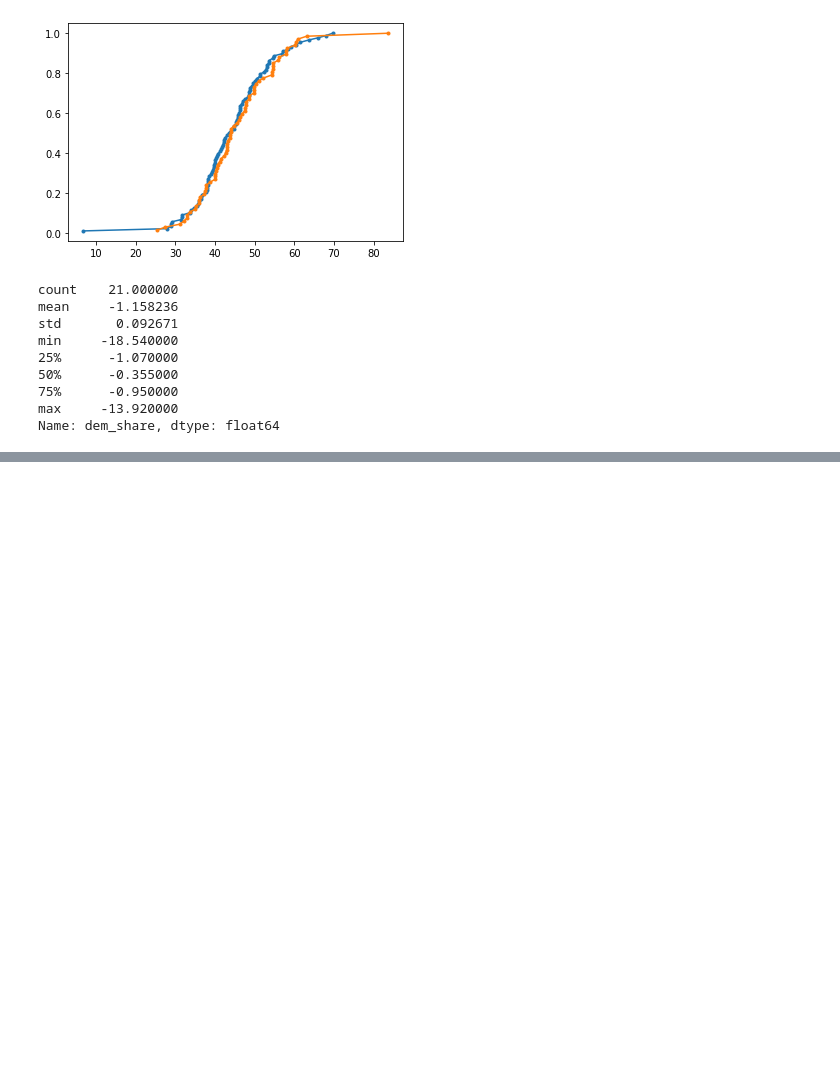
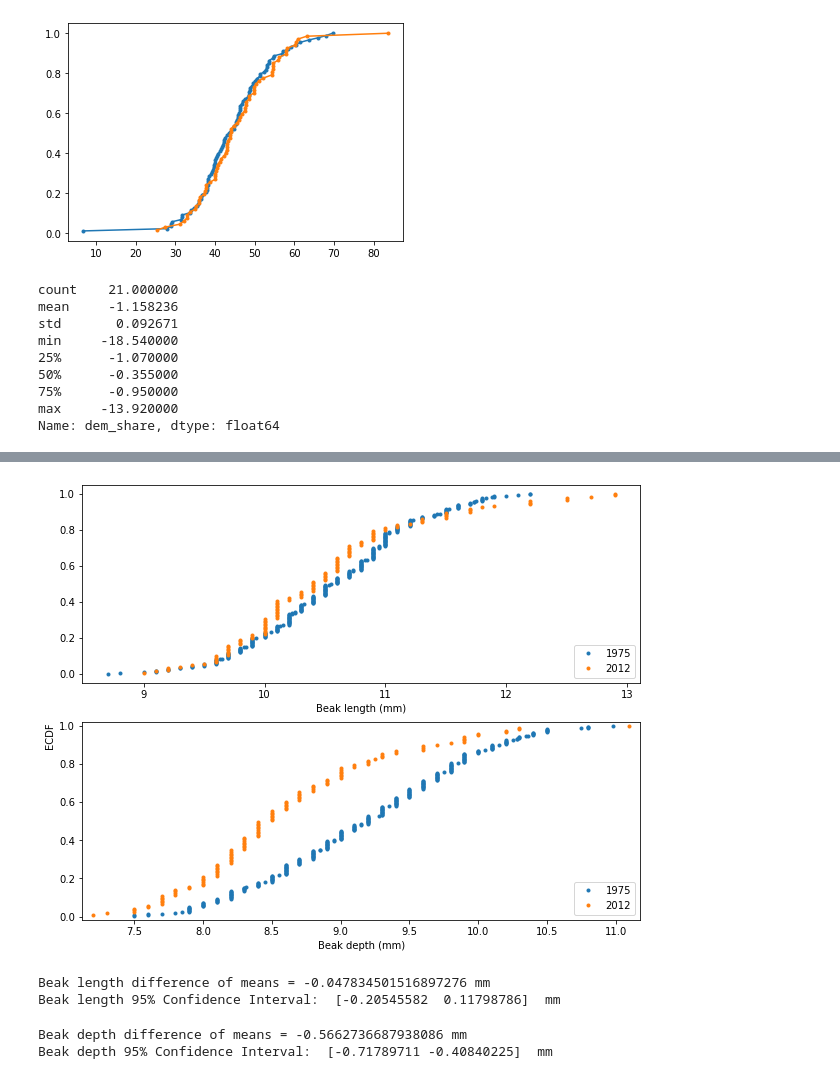
Before and after one commit to rmarinplana/personalProjects, a Jupyter notebook: EDA/statistical_thinking.ipynb, the cells around one changed output, grey strips where cells are left out. Drawn from its saved outputs; the diff is of its cells as text; code cells hidden in the pictures; blank space fills up the shorter version.

```diff
--- a/EDA/statistical_thinking.ipynb
+++ b/EDA/statistical_thinking.ipynb
@@ -502,0 +565,62 @@ p-value = 0.76
+# %%
+# Compute ECDFs
+x_bl75, y_bl75 = ecdf(fb75.blength)
+x_bl12, y_bl12 = ecdf(fb12.blength)
+
+x_bd75, y_bd75 = ecdf(fb75.bdepth)
+x_bd12, y_bd12 = ecdf(fb12.bdepth)
+
+# Plot the ECDFs
+fig, ax = plt.subplots(2, 1, figsize=(10, 8))
+ax[0].plot(x_bl75, y_bl75, marker='.', linestyle='none')
+ax[0].plot(x_bl12, y_bl12, marker='.', linestyle='none')
+ax[1].plot(x_bd75, y_bd75, marker='.', linestyle='none')
+ax[1].plot(x_bd12, y_bd12, marker='.', linestyle='none')
+# Set margins
+plt.margins(0.02)
+
+# Add axis labels and legend
+plt.ylabel("ECDF", loc="top")
+ax[0].set_xlabel("Beak length (mm)")
+ax[1].set_xlabel("Beak depth (mm)")
+ax[0].legend(('1975', '2012'), loc='lower right')
+ax[1].legend(('1975', '2012'), loc='lower right')
+
+# Show the plot
+plt.show()
+# %% [output]
+[figure, added]
+# %%
+# Beak length confidence interval using bootstrapping
+
+bl_mean_diff = np.mean(fb12.blength) - np.mean(fb75.blength)
+
+bs_bl_mean_diffs = np.empty(10000)
+for i in range(0, 10000):
+    bs_bl12 = np.random.choice(fb12.blength, size=len(fb12.blength))
+    bs_bl75 = np.random.choice(fb75.blength, size=len(fb75.blength))
+    bs_bl_mean_diffs[i] = np.mean(bs_bl12) - np.mean(bs_bl75)
+
+bl_ci = np.percentile(bs_bl_mean_diffs, [2.5, 97.5])
+print('Beak length difference of means =', bl_mean_diff, 'mm')
+print("Beak length 95% Confidence Interval: ", bl_ci, " mm")
+# %% [output]
+Beak length difference of means = -0.047834501516897276 mm
+Beak length 95% Confidence Interval:  [-0.20545582  0.11798786]  mm
+# %%
+# Beak depth confidence interval using bootstrapping
+
+bd_mean_diff = np.mean(fb12.bdepth) - np.mean(fb75.bdepth)
+
+bs_bd_mean_diffs = np.empty(10000)
+for i in range(0, 10000):
+    bs_bd12 = np.random.choice(fb12.bdepth, size=len(fb12.bdepth))
+    bs_bd75 = np.random.choice(fb75.bdepth, size=len(fb75.bdepth))
+    bs_bd_mean_diffs[i] = np.mean(bs_bd12) - np.mean(bs_bd75)
+
+bd_ci = np.percentile(bs_bd_mean_diffs, [2.5, 97.5])
+print('Beak depth difference of means =', bd_mean_diff, 'mm')
+print("Beak depth 95% Confidence Interval: ", bd_ci, " mm")
+# %% [output]
+Beak depth difference of means = -0.5662736687938086 mm
+Beak depth 95% Confidence Interval:  [-0.71789711 -0.40840225]  mm
```
Also changed, not shown: parts of 38 cells of this notebook.
